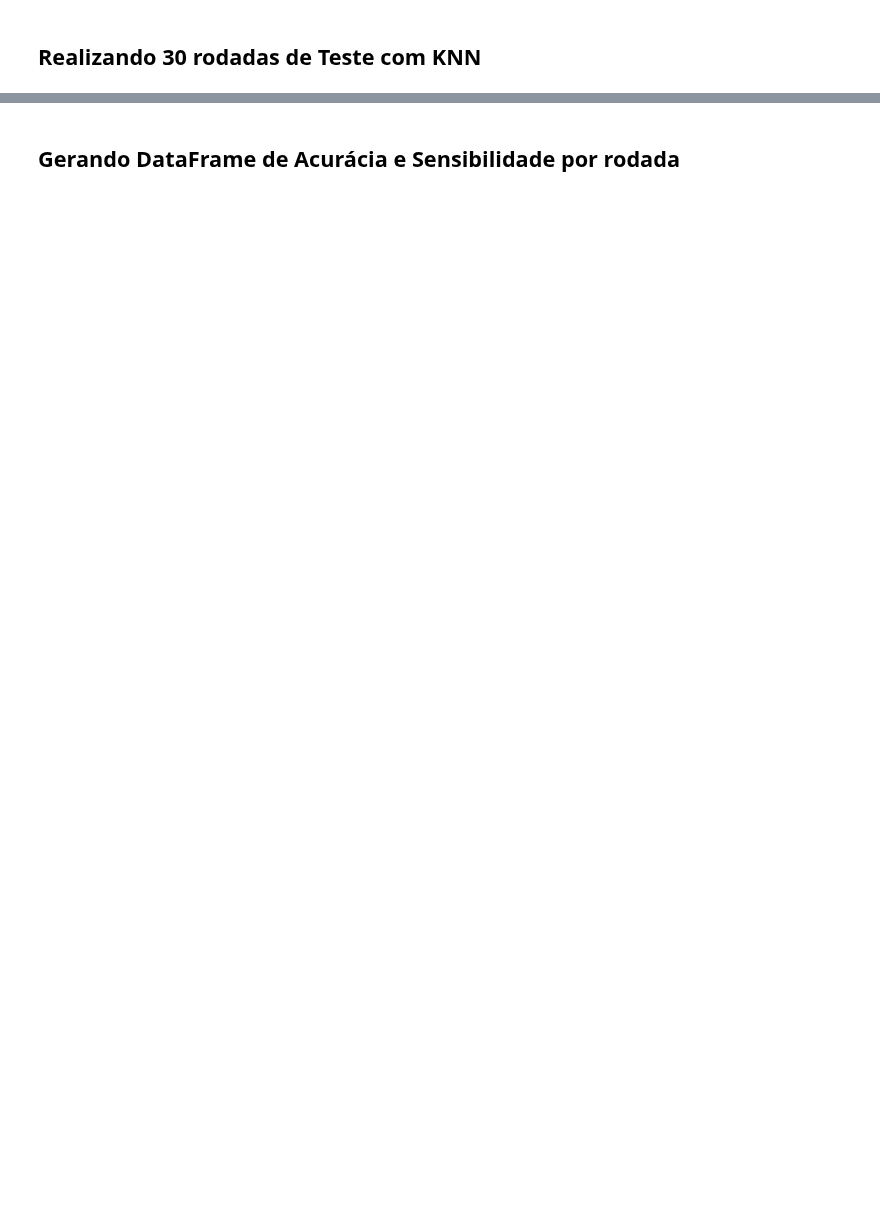
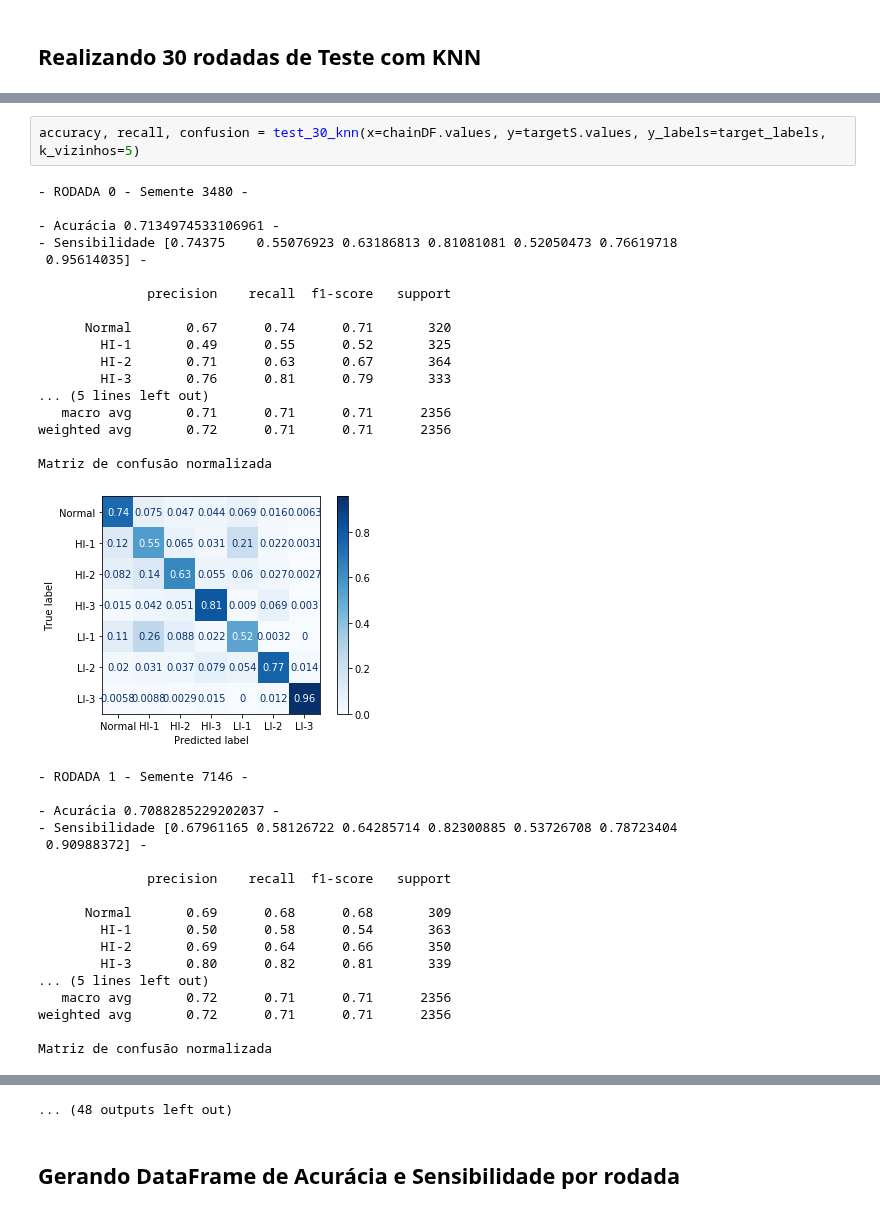
Before and after one commit to newtmagalhaes/Machine-Learning, a Jupyter notebook: ML/f01-chain/jupyter.ipynb, the cells around one changed output, grey strips where cells are left out. Cells and saved outputs as stored; diff of their text form; blank space fills up the shorter version.

Commit message:
Simplificando algoritmo e plotando 30 matrizes de confusão

```diff
--- a/ML/f01-chain/jupyter.ipynb
+++ b/ML/f01-chain/jupyter.ipynb
@@ -222,0 +181,38 @@ for rodada in range(1, 30):
+# %%
+accuracy, recall, confusion = test_30_knn(x=chainDF.values, y=targetS.values, y_labels=target_labels, k_vizinhos=5)
+# %% [output]
+- RODADA 0 - Semente 3480 -
+
+- Acurácia 0.7134974533106961 -
+- Sensibilidade [0.74375    0.55076923 0.63186813 0.81081081 0.52050473 0.76619718
+ 0.95614035] -
+
+              precision    recall  f1-score   support
+
+      Normal       0.67      0.74      0.71       320
+        HI-1       0.49      0.55      0.52       325
+        HI-2       0.71      0.63      0.67       364
+        HI-3       0.76      0.81      0.79       333
+... (5 lines left out)
+   macro avg       0.71      0.71      0.71      2356
+weighted avg       0.72      0.71      0.71      2356
+
+Matriz de confusão normalizada
+[figure, added]
+- RODADA 1 - Semente 7146 -
+
+- Acurácia 0.7088285229202037 -
+- Sensibilidade [0.67961165 0.58126722 0.64285714 0.82300885 0.53726708 0.78723404
+ 0.90988372] -
+
+              precision    recall  f1-score   support
+
+      Normal       0.69      0.68      0.68       309
+        HI-1       0.50      0.58      0.54       363
+        HI-2       0.69      0.64      0.66       350
+        HI-3       0.80      0.82      0.81       339
+... (5 lines left out)
+   macro avg       0.72      0.71      0.71      2356
+weighted avg       0.72      0.71      0.71      2356
+
+Matriz de confusão normalizada
@@ -223,3 +292,4 @@ for rodada in range(1, 30):
+... (48 outputs left out)
 # %% [markdown]
 ## Gerando DataFrame de Acurácia e Sensibilidade por rodada
 # %%
```
Also changed, not shown: parts of 24 cells of this notebook.
